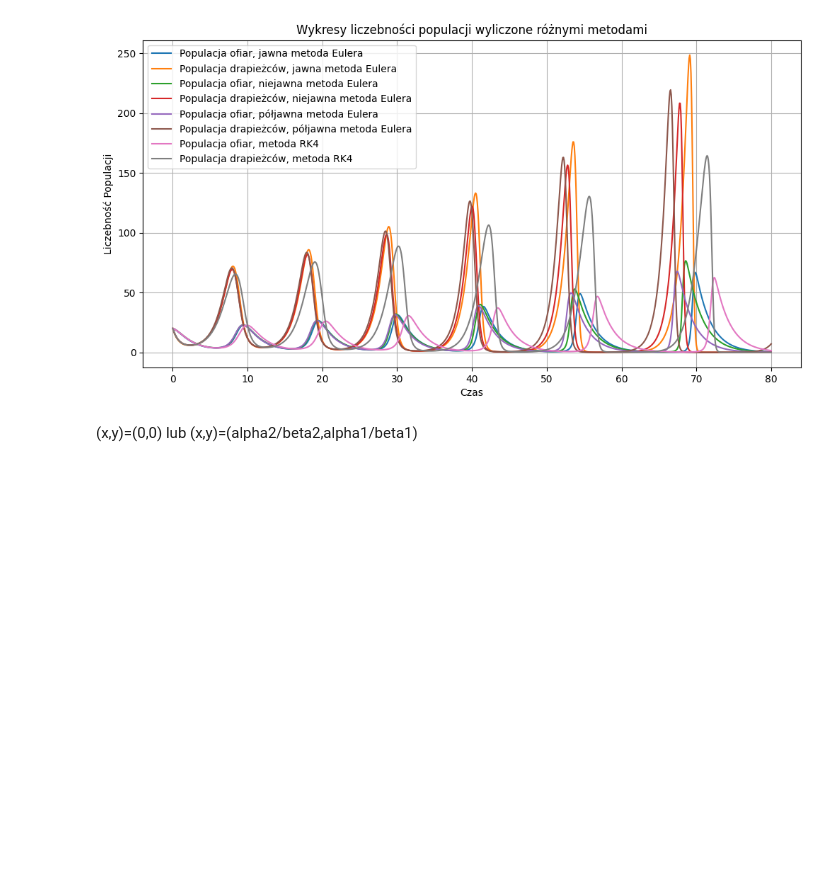
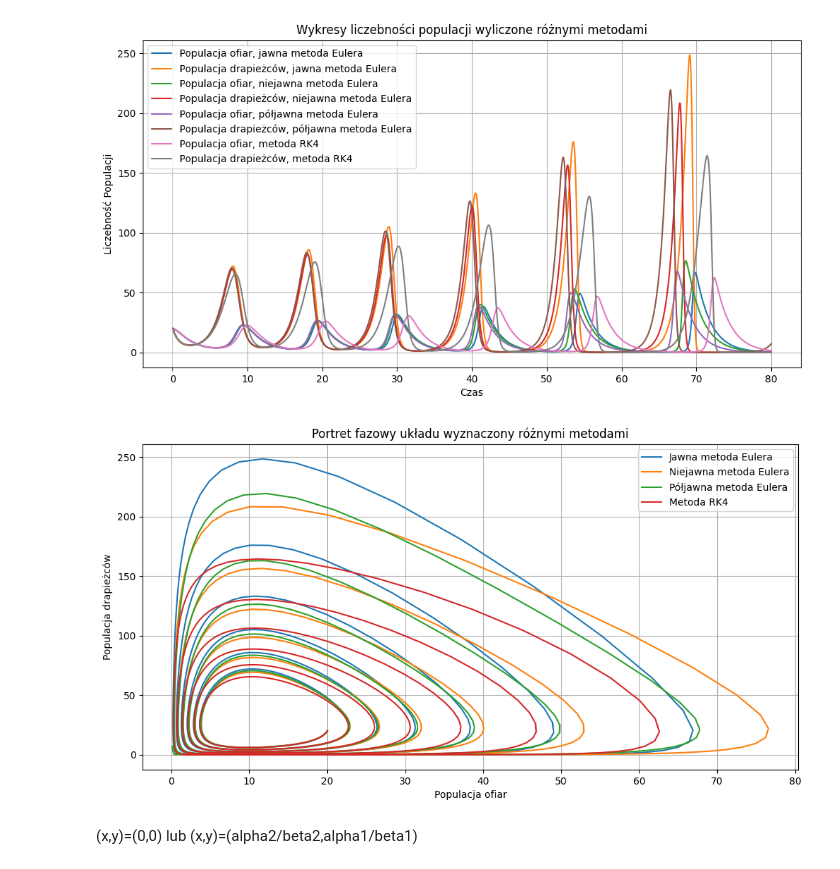
Before and after one commit to lythx/MOWNIT, a Jupyter notebook: lab10/merge.ipynb, the cells around one changed output. Drawn from its saved outputs; the diff is of its cells as text; code cells hidden in the pictures; blank space fills up the shorter version.

```diff
--- a/lab10/merge.ipynb
+++ b/lab10/merge.ipynb
@@ -95,6 +97,24 @@ plt.grid(True)
 plt.show()
 # %% [output]
 [figure]
+# %%
+def plot_phase(function, label, color=None):
+    _, y_vec, x_vec, _ = function()
+    plt.plot(x_vec, y_vec, label=label, color=color)
+# %%
+plt.figure(figsize=(12, 6))
+plt.title("Portret fazowy układu wyznaczony różnymi metodami")
+plot_phase(euler_explicit, "Jawna metoda Eulera")
+plot_phase(euler_implicit, "Niejawna metoda Eulera")
+plot_phase(euler_half_explicit, "Półjawna metoda Eulera")
+plot_phase(runge_kutta_4, "Metoda RK4")
+plt.xlabel('Populacja ofiar')
+plt.ylabel('Populacja drapieżców')
+plt.legend()
+plt.grid(True)
+plt.show()
+# %% [output]
+[figure, added]
 # %% [markdown]
 (x,y)=(0,0) lub (x,y)=(alpha2/beta2,alpha1/beta1)
 # %%
```
Also changed, not shown: parts of 6 cells of this notebook, 1 other file.
